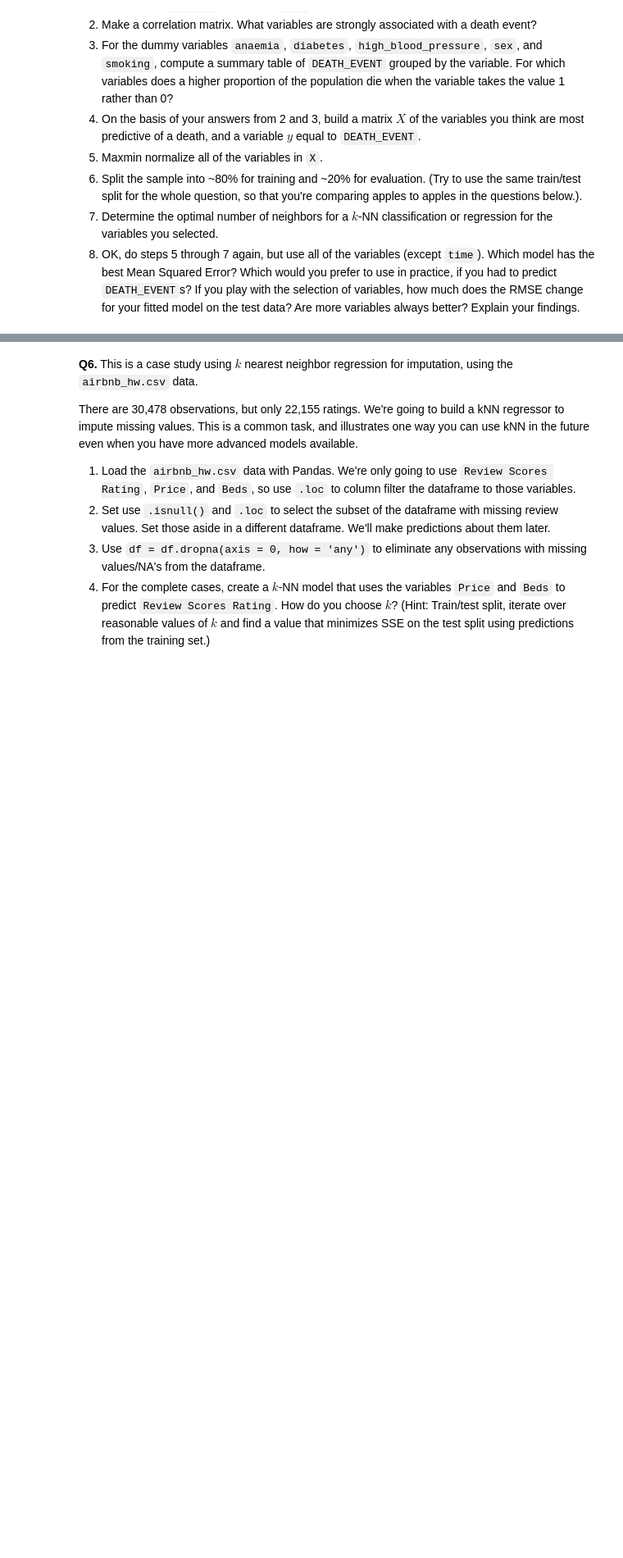
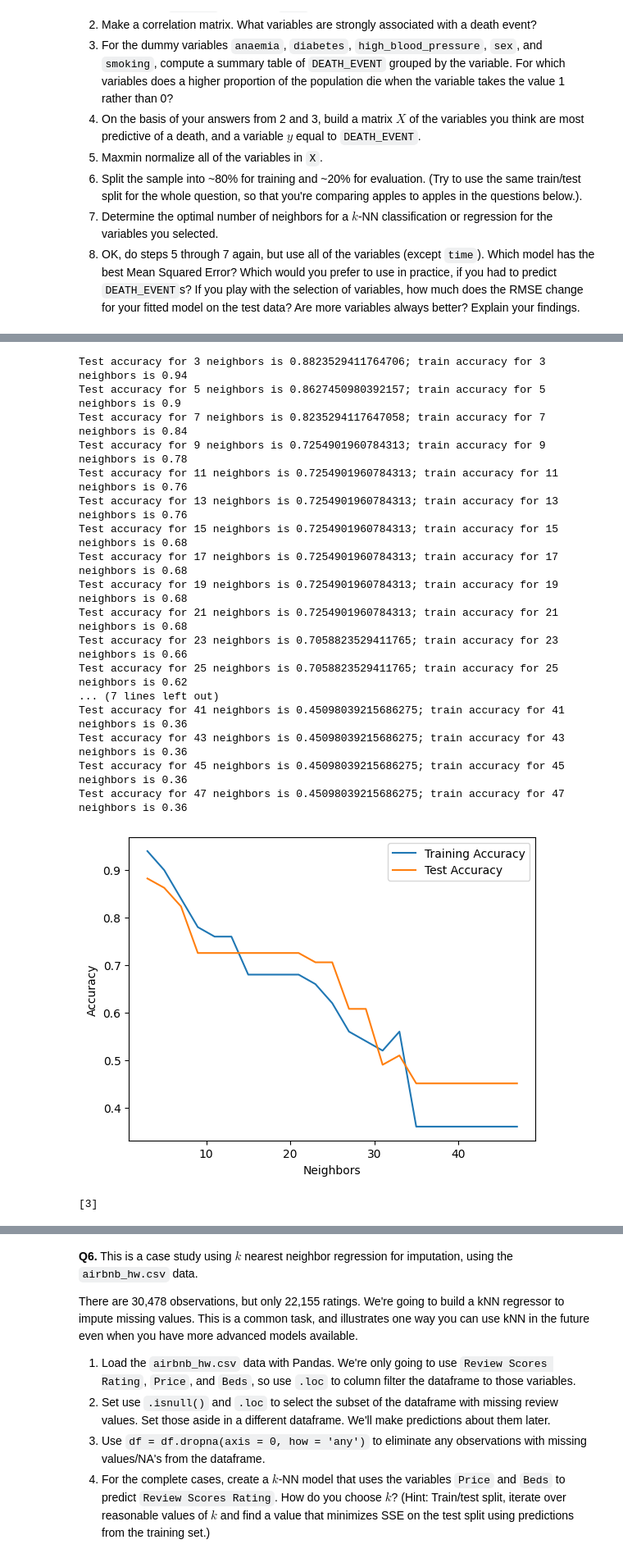
Before and after one commit to IsaacJihwanYoo795/undergrad_ml_assignments, a Jupyter notebook: 02_assignment_knn.ipynb, the cells around one changed output, grey strips where cells are left out. Shown at 82% size. Drawn from its saved outputs; the diff is of its cells as text; code cells hidden in the pictures; blank space fills up the shorter version.

```diff
--- a/02_assignment_knn.ipynb
+++ b/02_assignment_knn.ipynb
@@ -250,0 +485,45 @@ The data consist of a label, `class`, taking integer values 1 to 7, the name of
+# %%
+from sklearn.neighbors import KNeighborsClassifier
+from sklearn.metrics import confusion_matrix
+
+k_grid = np.array([ (2*k+3) for k in range(0,23)])
+test_accuracies = []
+train_accuracies = []
+for k in k_grid:
+    model = KNeighborsClassifier(n_neighbors = k)
+    model = model.fit(u_train,y_train)
+    y_hat = model.predict(u_test)
+    test_acc = model.score(u_test,y_test)
+    train_acc = model.score(u_train,y_train)
+    print( f'Test accuracy for {k} neighbors is {test_acc}; train accuracy for {k} neighbors is {train_acc}')
+    test_accuracies.append(test_acc)
+    train_accuracies.append(train_acc)
+
+sns.lineplot(x=k_grid,y=train_accuracies,label='Training Accuracy').set(xlabel='Neighbors',ylabel='Accuracy')
+sns.lineplot(x=k_grid,y=test_accuracies,label='Test Accuracy')
+plt.show()
+
+is_optimal = test_accuracies == np.max(test_accuracies)
+optimal_indices = np.where( is_optimal )
+k_optimal = k_grid[ optimal_indices ]
+print(k_optimal)
+# %% [output]
+Test accuracy for 3 neighbors is 0.8823529411764706; train accuracy for 3 neighbors is 0.94
+Test accuracy for 5 neighbors is 0.8627450980392157; train accuracy for 5 neighbors is 0.9
+Test accuracy for 7 neighbors is 0.8235294117647058; train accuracy for 7 neighbors is 0.84
+Test accuracy for 9 neighbors is 0.7254901960784313; train accuracy for 9 neighbors is 0.78
+Test accuracy for 11 neighbors is 0.7254901960784313; train accuracy for 11 neighbors is 0.76
+Test accuracy for 13 neighbors is 0.7254901960784313; train accuracy for 13 neighbors is 0.76
+Test accuracy for 15 neighbors is 0.7254901960784313; train accuracy for 15 neighbors is 0.68
+Test accuracy for 17 neighbors is 0.7254901960784313; train accuracy for 17 neighbors is 0.68
+Test accuracy for 19 neighbors is 0.7254901960784313; train accuracy for 19 neighbors is 0.68
+Test accuracy for 21 neighbors is 0.7254901960784313; train accuracy for 21 neighbors is 0.68
+Test accuracy for 23 neighbors is 0.7058823529411765; train accuracy for 23 neighbors is 0.66
+Test accuracy for 25 neighbors is 0.7058823529411765; train accuracy for 25 neighbors is 0.62
+... (7 lines left out)
+Test accuracy for 41 neighbors is 0.45098039215686275; train accuracy for 41 neighbors is 0.36
+Test accuracy for 43 neighbors is 0.45098039215686275; train accuracy for 43 neighbors is 0.36
+Test accuracy for 45 neighbors is 0.45098039215686275; train accuracy for 45 neighbors is 0.36
+Test accuracy for 47 neighbors is 0.45098039215686275; train accuracy for 47 neighbors is 0.36
+[figure, added]
+[3]
```
Also changed, not shown: parts of 9 cells of this notebook.
